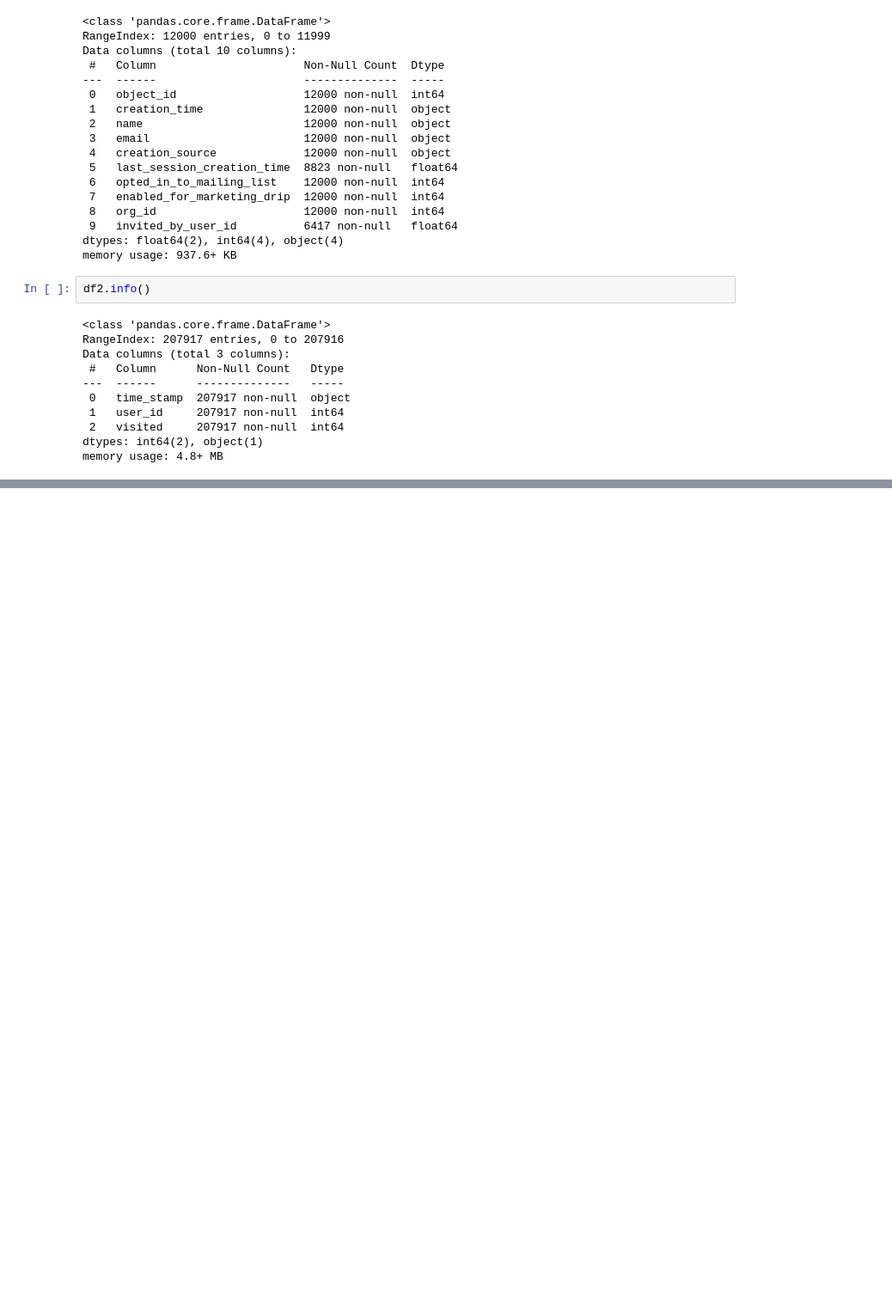
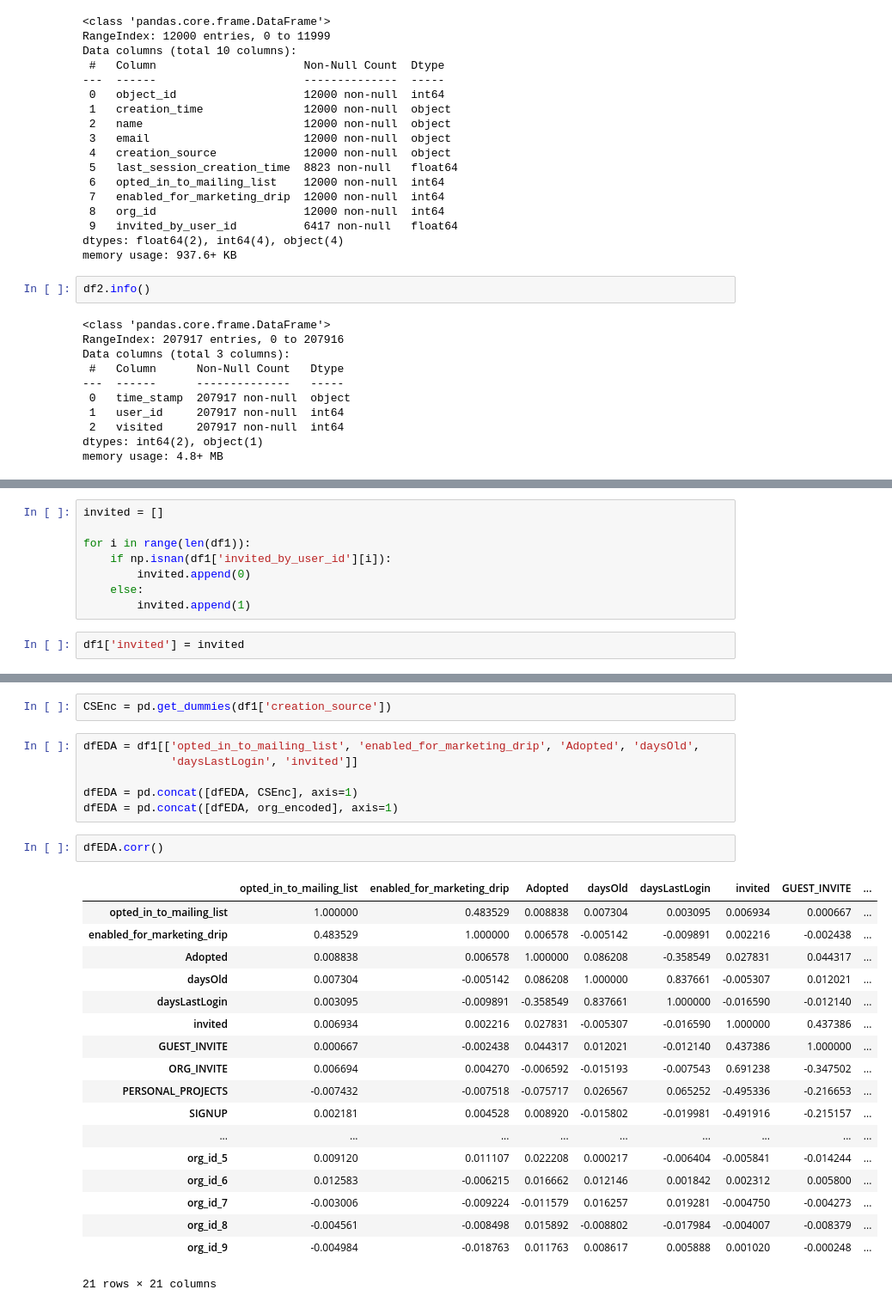
Before and after one commit to CroissantAhhh/Portfolio, a Jupyter notebook: SpringBoard/Exercises/relax_challenge/FutureUserAdoption.ipynb, the cells around one changed output, grey strips where cells are left out. Shown: that part at 86% size. Cells and saved outputs as stored; diff of their text form; blank space fills up the shorter version.

```diff
--- a/SpringBoard/Exercises/relax_challenge/FutureUserAdoption.ipynb
+++ b/SpringBoard/Exercises/relax_challenge/FutureUserAdoption.ipynb
@@ -82,0 +264,10 @@ memory usage: 4.8+ MB
+# %%
+invited = []
+
+for i in range(len(df1)):
+    if np.isnan(df1['invited_by_user_id'][i]):
+        invited.append(0)
+    else:
+        invited.append(1)
+# %%
+df1['invited'] = invited
@@ -82,0 +295,29 @@ memory usage: 4.8+ MB
+# %%
+CSEnc = pd.get_dummies(df1['creation_source'])
+# %%
+dfEDA = df1[['opted_in_to_mailing_list', 'enabled_for_marketing_drip', 'Adopted', 'daysOld',
+             'daysLastLogin', 'invited']]
+
+dfEDA = pd.concat([dfEDA, CSEnc], axis=1)
+dfEDA = pd.concat([dfEDA, org_encoded], axis=1)
+# %%
+dfEDA.corr()
+# %% [output]
+|  | opted_in_to_mailing_list | enabled_for_marketing_drip | Adopted | daysOld | daysLastLogin | invited | GUEST_INVITE | ... |
+| opted_in_to_mailing_list | 1.000000 | 0.483529 | 0.008838 | 0.007304 | 0.003095 | 0.006934 | 0.000667 | ... |
+| enabled_for_marketing_drip | 0.483529 | 1.000000 | 0.006578 | -0.005142 | -0.009891 | 0.002216 | -0.002438 | ... |
+| Adopted | 0.008838 | 0.006578 | 1.000000 | 0.086208 | -0.358549 | 0.027831 | 0.044317 | ... |
+| daysOld | 0.007304 | -0.005142 | 0.086208 | 1.000000 | 0.837661 | -0.005307 | 0.012021 | ... |
+| daysLastLogin | 0.003095 | -0.009891 | -0.358549 | 0.837661 | 1.000000 | -0.016590 | -0.012140 | ... |
+| invited | 0.006934 | 0.002216 | 0.027831 | -0.005307 | -0.016590 | 1.000000 | 0.437386 | ... |
+| GUEST_INVITE | 0.000667 | -0.002438 | 0.044317 | 0.012021 | -0.012140 | 0.437386 | 1.000000 | ... |
+| ORG_INVITE | 0.006694 | 0.004270 | -0.006592 | -0.015193 | -0.007543 | 0.691238 | -0.347502 | ... |
+| PERSONAL_PROJECTS | -0.007432 | -0.007518 | -0.075717 | 0.026567 | 0.065252 | -0.495336 | -0.216653 | ... |
+| SIGNUP | 0.002181 | 0.004528 | 0.008920 | -0.015802 | -0.019981 | -0.491916 | -0.215157 | ... |
+| ... | ... | ... | ... | ... | ... | ... | ... | ... |
+| org_id_5 | 0.009120 | 0.011107 | 0.022208 | 0.000217 | -0.006404 | -0.005841 | -0.014244 | ... |
+| org_id_6 | 0.012583 | -0.006215 | 0.016662 | 0.012146 | 0.001842 | 0.002312 | 0.005800 | ... |
+| org_id_7 | -0.003006 | -0.009224 | -0.011579 | 0.016257 | 0.019281 | -0.004750 | -0.004273 | ... |
+| org_id_8 | -0.004561 | -0.008498 | 0.015892 | -0.008802 | -0.017984 | -0.004007 | -0.008379 | ... |
+| org_id_9 | -0.004984 | -0.018763 | 0.011763 | 0.008617 | 0.005888 | 0.001020 | -0.000248 | ... |
+21 rows × 21 columns
```
Also changed, not shown: parts of 27 cells of this notebook, 3 other files.
